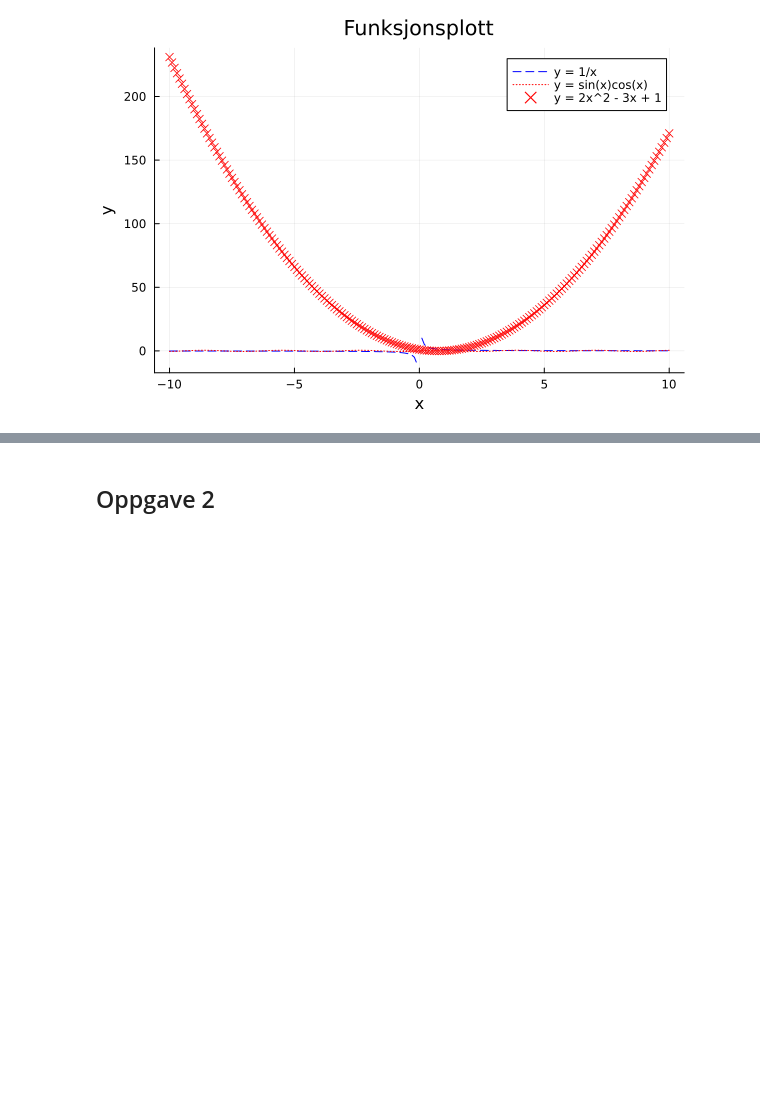
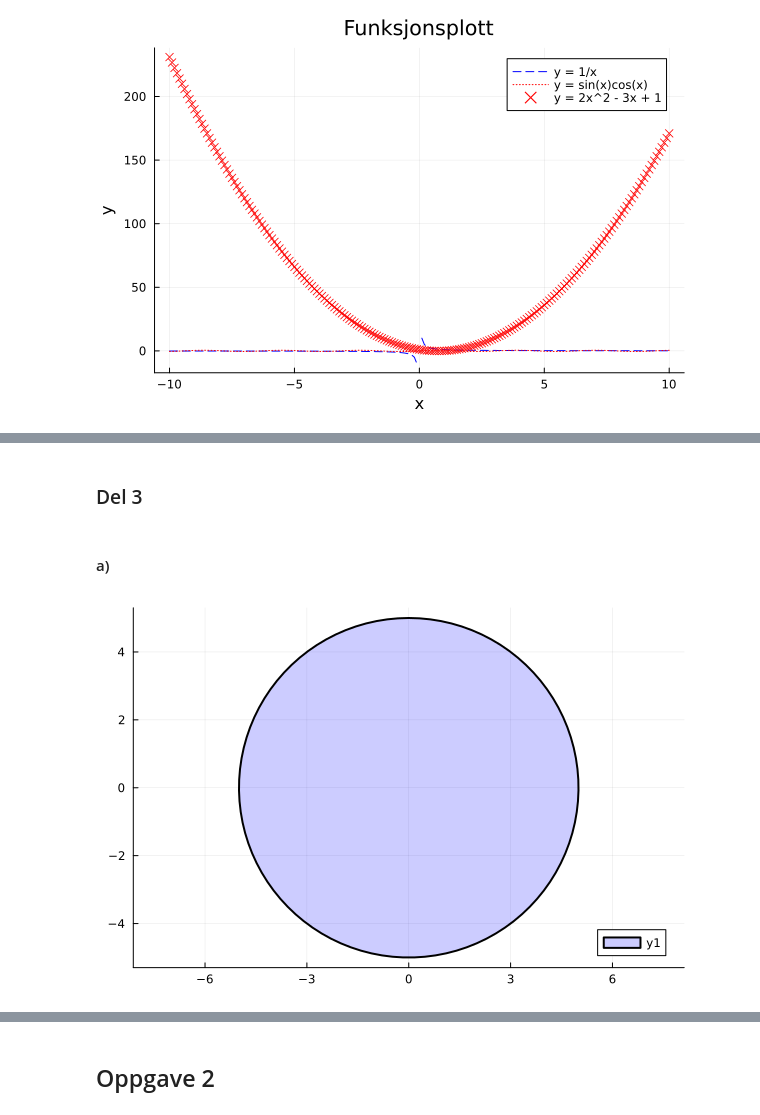
Before and after one commit to amirarfan/INF100, a Jupyter notebook: _build/html/_sources/x_oppgaver/oppgaver_uke39_losninger.ipynb, the cells around one changed output, grey strips where cells are left out. Saved outputs shown, nothing was run; the diff lists cells and outputs as text; code cells hidden in the pictures; blank space fills up the shorter version.

```diff
--- a/_build/html/_sources/x_oppgaver/oppgaver_uke39_losninger.ipynb
+++ b/_build/html/_sources/x_oppgaver/oppgaver_uke39_losninger.ipynb
@@ -30,0 +46,13 @@ plot_functions()
+# %% [markdown]
+### Del 3
+# %% [markdown]
+#### a)
+# %%
+function circle(h, k, r)
+    t = range(0,2pi,100)
+    h .+ r*sin.(t), k .+ r*cos.(t)
+end
+# (h,k,r) er sentrum av sirkel og radius
+plot(circle(0,0,5),aspect_ratio=:equal, seriestype = [:shape], c = :blue, lw =:2, fillalpha =:0.2) # x,y = 0,0 med radius 5
+# %% [output]
+[figure, added]
```
Also changed, not shown: parts of 8 cells of this notebook, 30 other files.
